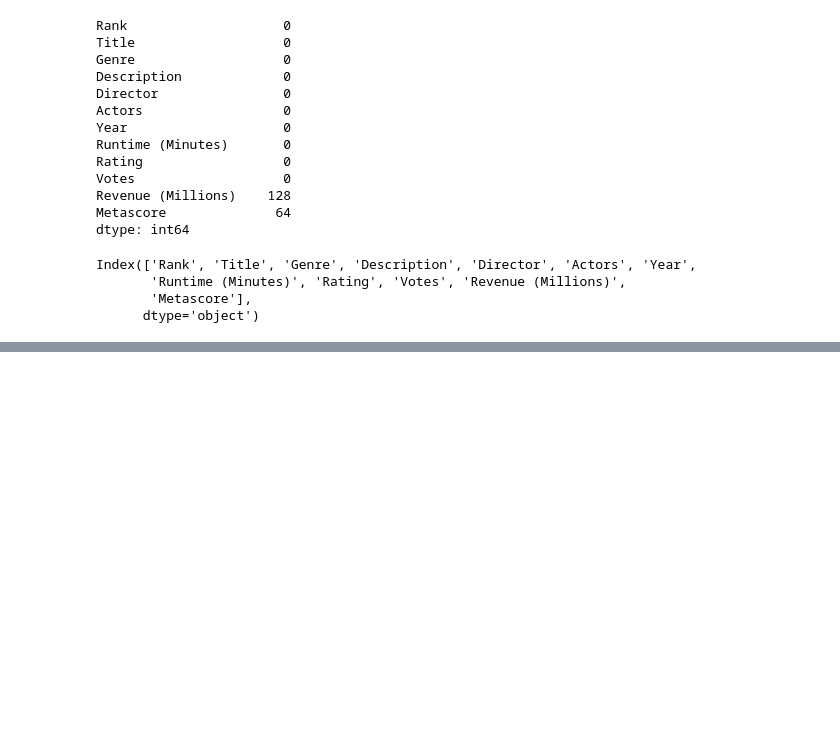
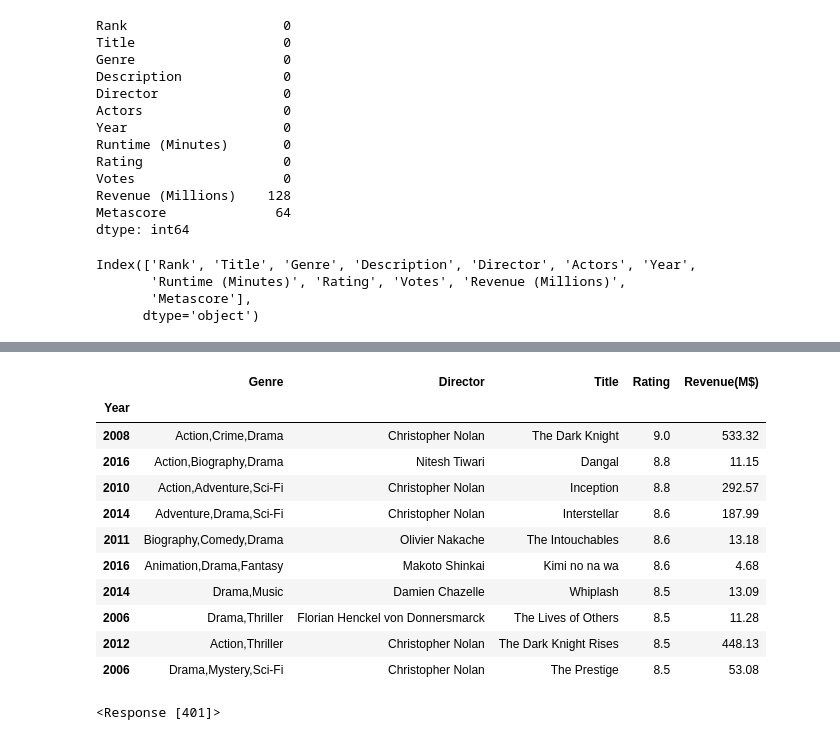
Before and after one commit to l-bar22/Movies_, a Jupyter notebook: Movies_critics.ipynb, the cells around one changed output, grey strips where cells are left out. Drawn from its saved outputs; the diff is of its cells as text; code cells hidden in the pictures; blank space fills up the shorter version.

```diff
--- a/Movies_critics.ipynb
+++ b/Movies_critics.ipynb
@@ -175,0 +181,22 @@ rev
+# %%
+data2.sort_values(by=['Rating'], ascending=False,inplace=True)
+data2.head(10)
+# %% [output]
+|  | Genre | Director | Title | Rating | Revenue(M$) |
+| Year |  |  |  |  |  |
+| 2008 | Action,Crime,Drama | Christopher Nolan | The Dark Knight | 9.0 | 533.32 |
+| 2016 | Action,Biography,Drama | Nitesh Tiwari | Dangal | 8.8 | 11.15 |
+| 2010 | Action,Adventure,Sci-Fi | Christopher Nolan | Inception | 8.8 | 292.57 |
+| 2014 | Adventure,Drama,Sci-Fi | Christopher Nolan | Interstellar | 8.6 | 187.99 |
+| 2011 | Biography,Comedy,Drama | Olivier Nakache | The Intouchables | 8.6 | 13.18 |
+| 2016 | Animation,Drama,Fantasy | Makoto Shinkai | Kimi no na wa | 8.6 | 4.68 |
+| 2014 | Drama,Music | Damien Chazelle | Whiplash | 8.5 | 13.09 |
+| 2006 | Drama,Thriller | Florian Henckel von Donnersmarck | The Lives of Others | 8.5 | 11.28 |
+| 2012 | Action,Thriller | Christopher Nolan | The Dark Knight Rises | 8.5 | 448.13 |
+| 2006 | Drama,Mystery,Sci-Fi | Christopher Nolan | The Prestige | 8.5 | 53.08 |
+# %%
+url = "https://imdb8.p.rapidapi.com"
+response = requests.get(url)
+response
+# %% [output]
+<Response [401]>
```
Also changed, not shown: parts of 11 cells of this notebook, 1 other file.
